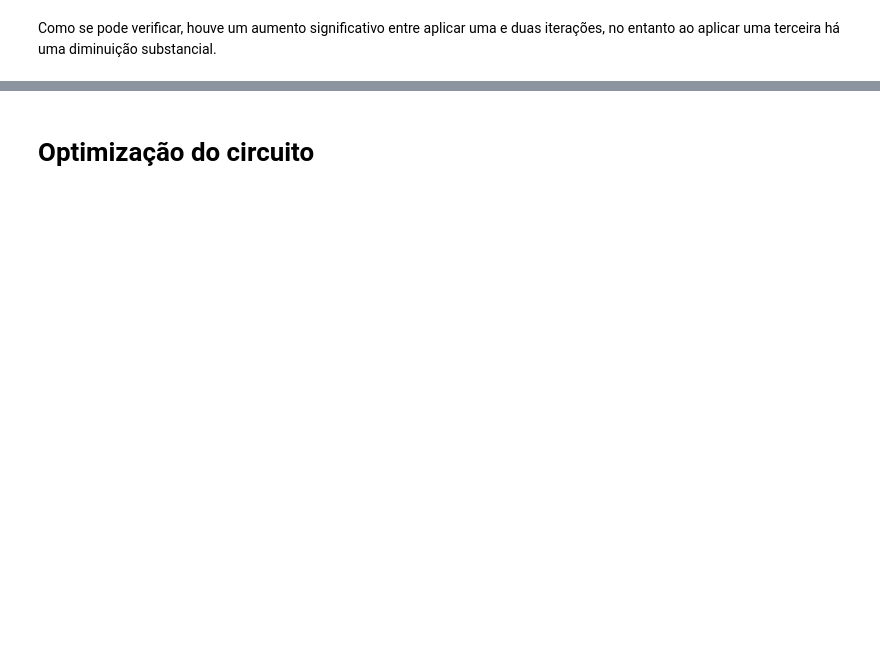
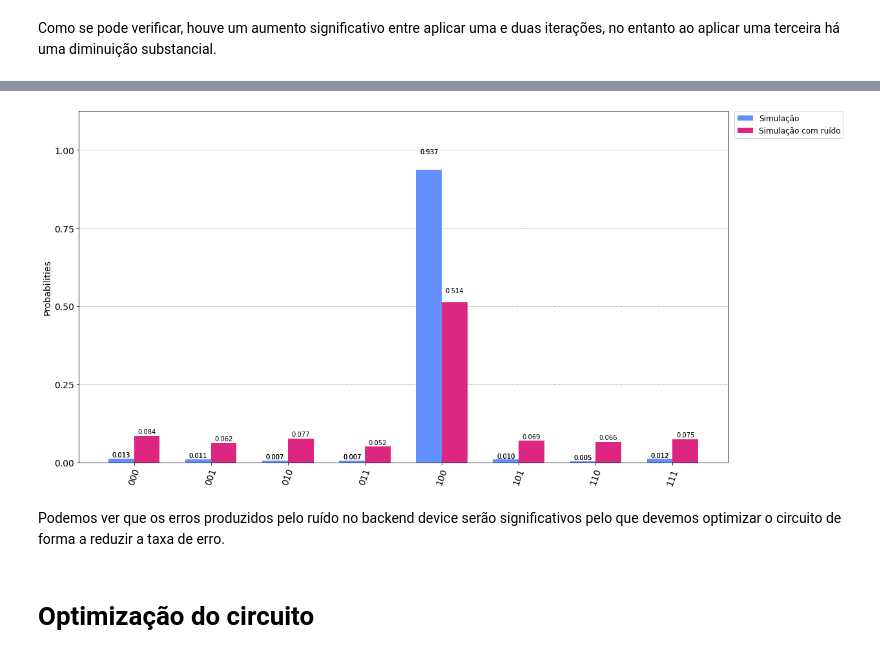
Before and after one commit to SiIky/ic-1920-tp, a Jupyter notebook: tp2/TP2.ipynb, the cells around one changed output, grey strips where cells are left out. Saved outputs shown, nothing was run; the diff lists cells and outputs as text; code cells hidden in the pictures; blank space fills up the shorter version.

```diff
--- a/tp2/TP2.ipynb
+++ b/tp2/TP2.ipynb
@@ -236,2 +326,8 @@ Como se pode verificar, houve um aumento significativo entre aplicar uma e duas
+# %%
+plot_histogram([snd_loop_counts, counts_noise], legend=[ "Simulação", "Simulação com ruído" ], figsize=(18, 10))
+# %% [output]
+[figure, added]
+# %% [markdown]
+Podemos ver que os erros produzidos pelo ruído no backend device serão significativos pelo que devemos optimizar o circuito de forma a reduzir a taxa de erro.
 # %% [markdown]
 # Optimização do circuito
```
Also changed, not shown: parts of 26 cells of this notebook.
